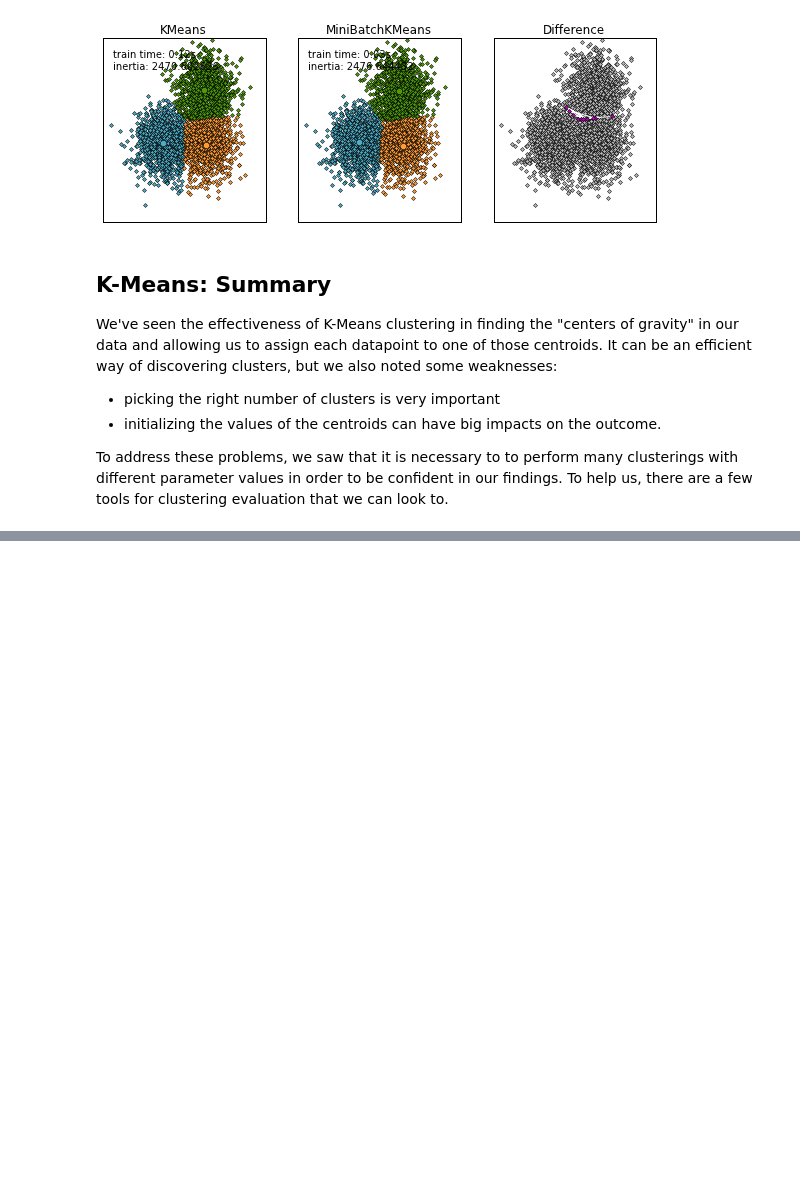
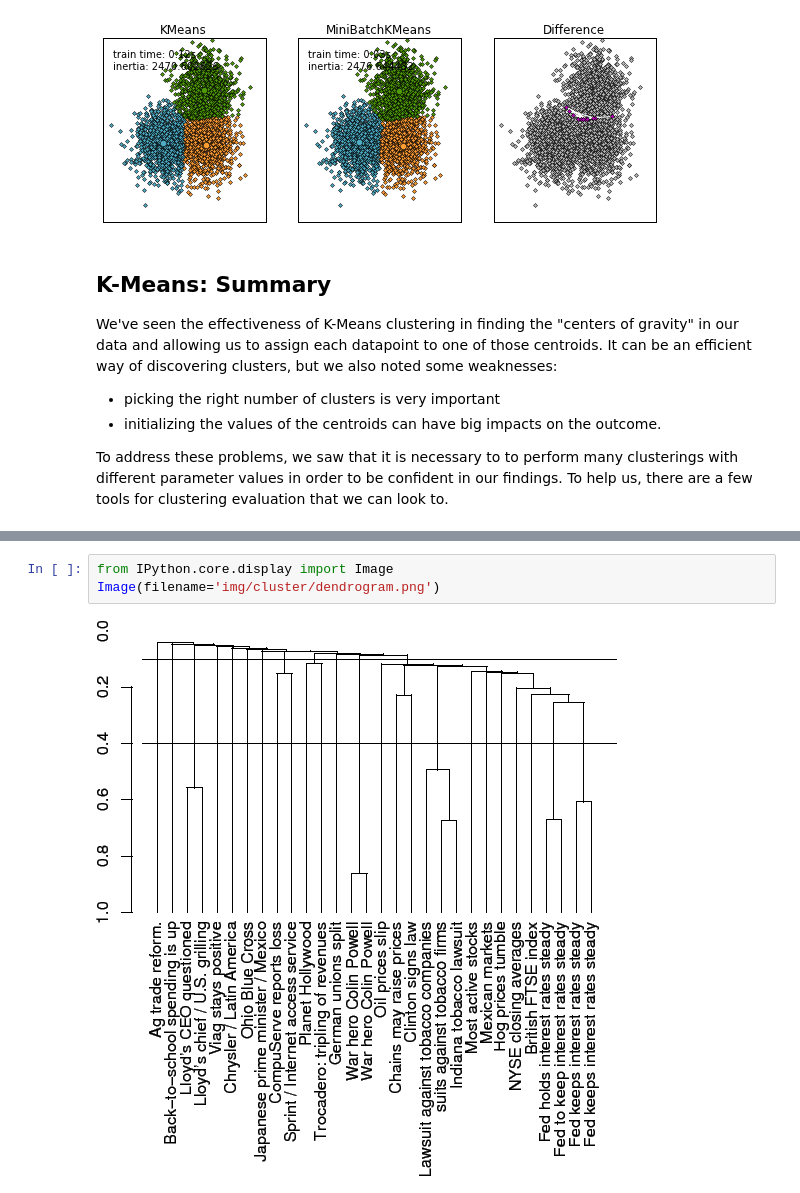
Before and after one commit to boblannon/notebooks, a Jupyter notebook: clustering.ipynb, the cells around one changed output, grey strips where cells are left out. Cells and saved outputs as stored; diff of their text form; blank space fills up the shorter version.

```diff
--- a/clustering.ipynb
+++ b/clustering.ipynb
@@ -618,0 +974,5 @@ Expectation-Maximization (EM) Algorithm
+# %%
+from IPython.core.display import Image
+Image(filename='img/cluster/dendrogram.png')
+# %% [output]
+[figure, added]
```
Also changed, not shown: parts of 20 cells of this notebook.
